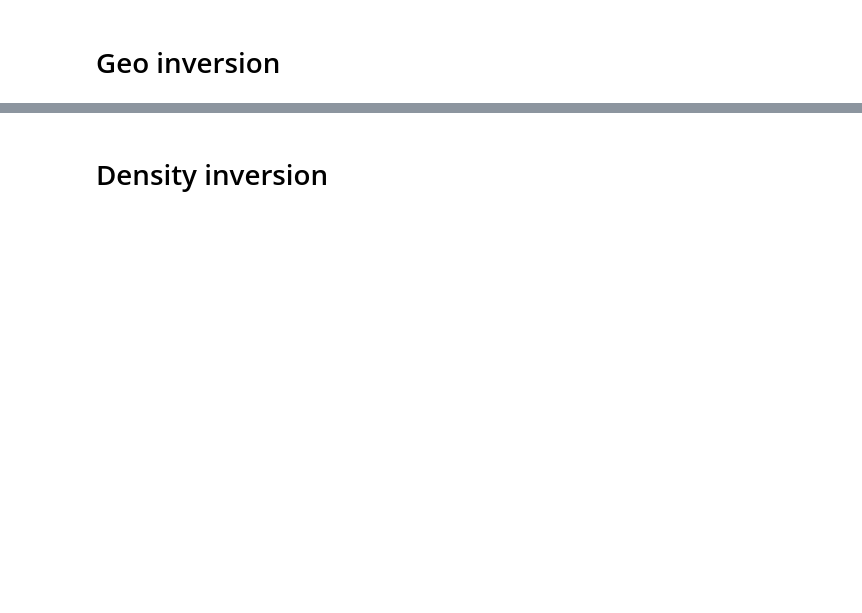
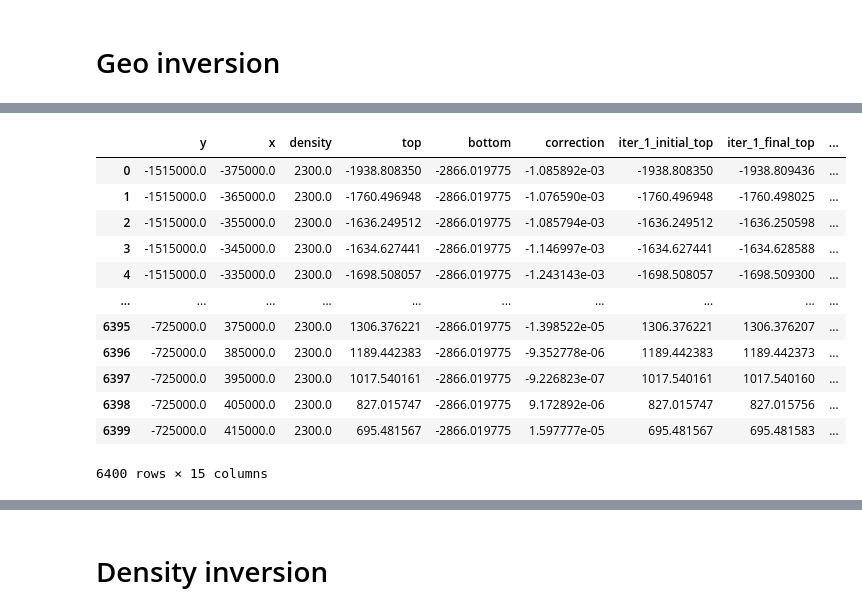
Before and after one commit to mdtanker/RIS_gravity_inversion, a Jupyter notebook: RIS_inversion.ipynb, the cells around one changed output, grey strips where cells are left out. Cells and saved outputs as stored; diff of their text form; code cells hidden in the pictures; blank space fills up the shorter version.

```diff
--- a/RIS_inversion.ipynb
+++ b/RIS_inversion.ipynb
@@ -247,14 +237,14 @@ df_anomalies.describe()
 # %%
-df_anomalies = inv.anomalies(
-        layers,
-        df_forward,
-        grav_spacing,
-        'constraints',
-        constraints=constraints_df,
-        constraints2plot=constraints_RIS_df,
-        inversion_region=inv_reg,
-        corrections=['ice'],
-        plot=True,
-        plot_constraints=False,
-        )
-df_anomalies.describe()
+# df_anomalies = inv.anomalies(
+#         layers,
+#         df_forward,
+#         grav_spacing,
+#         'constraints',
+#         constraints=constraints_df,
+#         constraints2plot=constraints_RIS_df,
+#         inversion_region=inv_reg,
+#         corrections=['ice'],
+#         plot=True,
+#         plot_constraints=False,
+#         )
+# df_anomalies.describe()
@@ -273,7 +252,7 @@ df_anomalies.describe()
 # Geo inversion
 # %%
 # %%snakeviz --new-tab
-regional_method='constraints'
+regional_method='filter'
 
 iter_corrections, df_inversion = inv.geo_inversion(
     active_layer='bathymetry',
@@ -282,16 +261,17 @@ iter_corrections, df_inversion = inv.geo_inversion(
     regional_method = regional_method,
     Max_Iterations=3,
     deriv_type='prisms',
-    max_layer_change_per_iter=200,
+    max_layer_change_per_iter=100,
 
     apply_constraints = False,
     constraints_grid=constraints_grid,
     exclude_layers=['ice'],
 
     filter=filter,
-    trend=trend,
+    # trend=trend,
     constraints=constraints_df,
 
+    inversion_region = inv_reg,
     buffer_region=buffer_reg,
     grav_spacing = grav_spacing,
     )
@@ -304,5 +284,5 @@ iter_corrections, df_inversion = inv.geo_inversion(
 # res from 200km filter. 200km buffer,: 2 mins
 
 # 07/28/22, full size, just ROSETTA, 10km res, Ice/Water/Bathy, prisms, 3its, constraints off
-# res from constraints. 200km buffer, 53 mins
+# res from constraints. 200km buffer, mins
 notify
@@ -320,0 +308,16 @@ inv.plot_inversion_results(
+# %%
+iter_corrections
+# %% [output]
+|  | y | x | density | top | bottom | correction | iter_1_initial_top | iter_1_final_top | ... |
+| 0 | -1515000.0 | -375000.0 | 2300.0 | -1938.808350 | -2866.019775 | -1.085892e-03 | -1938.808350 | -1938.809436 | ... |
+| 1 | -1515000.0 | -365000.0 | 2300.0 | -1760.496948 | -2866.019775 | -1.076590e-03 | -1760.496948 | -1760.498025 | ... |
+| 2 | -1515000.0 | -355000.0 | 2300.0 | -1636.249512 | -2866.019775 | -1.085794e-03 | -1636.249512 | -1636.250598 | ... |
+| 3 | -1515000.0 | -345000.0 | 2300.0 | -1634.627441 | -2866.019775 | -1.146997e-03 | -1634.627441 | -1634.628588 | ... |
+| 4 | -1515000.0 | -335000.0 | 2300.0 | -1698.508057 | -2866.019775 | -1.243143e-03 | -1698.508057 | -1698.509300 | ... |
+| ... | ... | ... | ... | ... | ... | ... | ... | ... | ... |
+| 6395 | -725000.0 | 375000.0 | 2300.0 | 1306.376221 | -2866.019775 | -1.398522e-05 | 1306.376221 | 1306.376207 | ... |
+| 6396 | -725000.0 | 385000.0 | 2300.0 | 1189.442383 | -2866.019775 | -9.352778e-06 | 1189.442383 | 1189.442373 | ... |
+| 6397 | -725000.0 | 395000.0 | 2300.0 | 1017.540161 | -2866.019775 | -9.226823e-07 | 1017.540161 | 1017.540160 | ... |
+| 6398 | -725000.0 | 405000.0 | 2300.0 | 827.015747 | -2866.019775 | 9.172892e-06 | 827.015747 | 827.015756 | ... |
+| 6399 | -725000.0 | 415000.0 | 2300.0 | 695.481567 | -2866.019775 | 1.597777e-05 | 695.481567 | 695.481583 | ... |
+6400 rows × 15 columns
```
Also changed, not shown: parts of 11 cells of this notebook, 6 other files.
